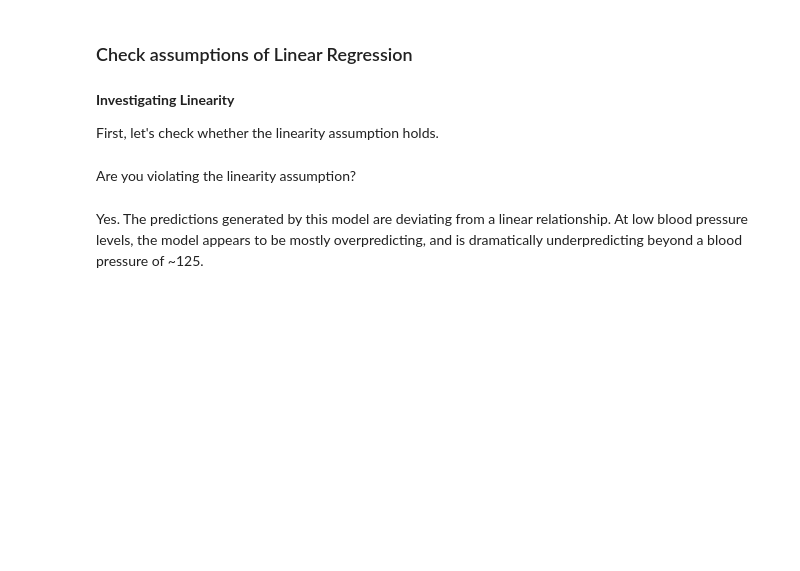
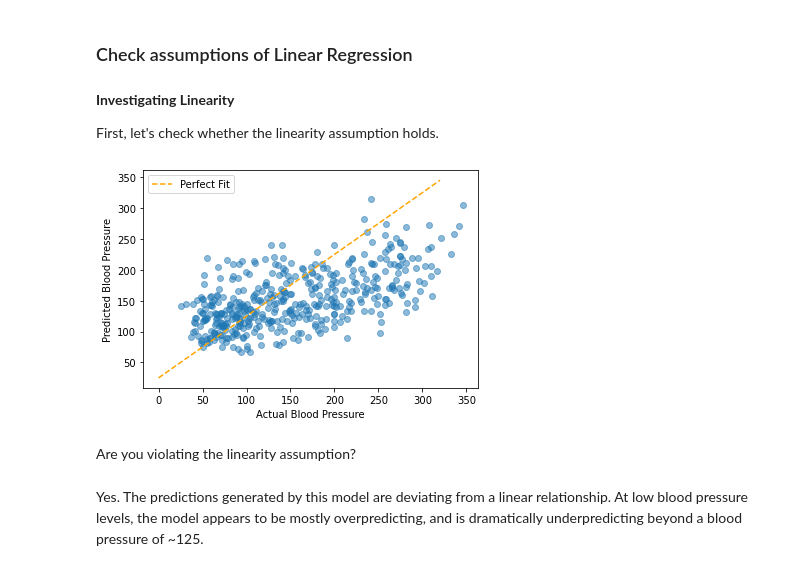
Before and after one commit to learn-co-students/bsc-linear-warmdown-1, a Jupyter notebook: .solution_files/index.ipynb, the cells around one changed output. Saved outputs shown, nothing was run; the diff lists cells and outputs as text; code cells hidden in the pictures; blank space fills up the shorter version.

```diff
--- a/.solution_files/index.ipynb
+++ b/.solution_files/index.ipynb
@@ -233,6 +233,39 @@ The regression model `target ~ bmi` explains about 34% of the variance in the de
 **Investigating Linearity**
 
 First, let's check whether the linearity assumption holds.
+# %%
+# Import matplotlib using the standard alias
+import matplotlib.pyplot as plt
+
+# Generate model predictions
+preds = model1.predict()
+# Create a matplotlib subplot
+fig, ax = plt.subplots()
+
+# Using numpy.arange create a line that
+# begins with the minimum target value
+# and ends with the maximum target value
+perfect_line = np.arange(df.target.min(), df.target.max())
+
+# Plot the `perfect_line`
+# Set the label to the string "Perfect Fit"
+ax.plot(perfect_line, linestyle="--", color="orange", label="Perfect Fit")
+
+# Plot a scatter plot setting the xaxis to
+# the true target values and the yaxis to
+# the predicted valued
+ax.scatter(df.target, preds, alpha=0.5)
+
+# Set the xlabel to the string "Actual Blood Pressure"
+ax.set_xlabel("Actual Blood Pressure")
+
+# Set the ylabel to the string "Predicted Blood Pressure"
+ax.set_ylabel("Predicted Blood Pressure")
+
+# Activate the legend for the matplotlib axis
+ax.legend();
+# %% [output]
+[figure, added]
 # %% [markdown]
 Are you violating the linearity assumption?
 # %% [markdown]
```
Also changed, not shown: parts of 15 cells of this notebook, 3 other files.
